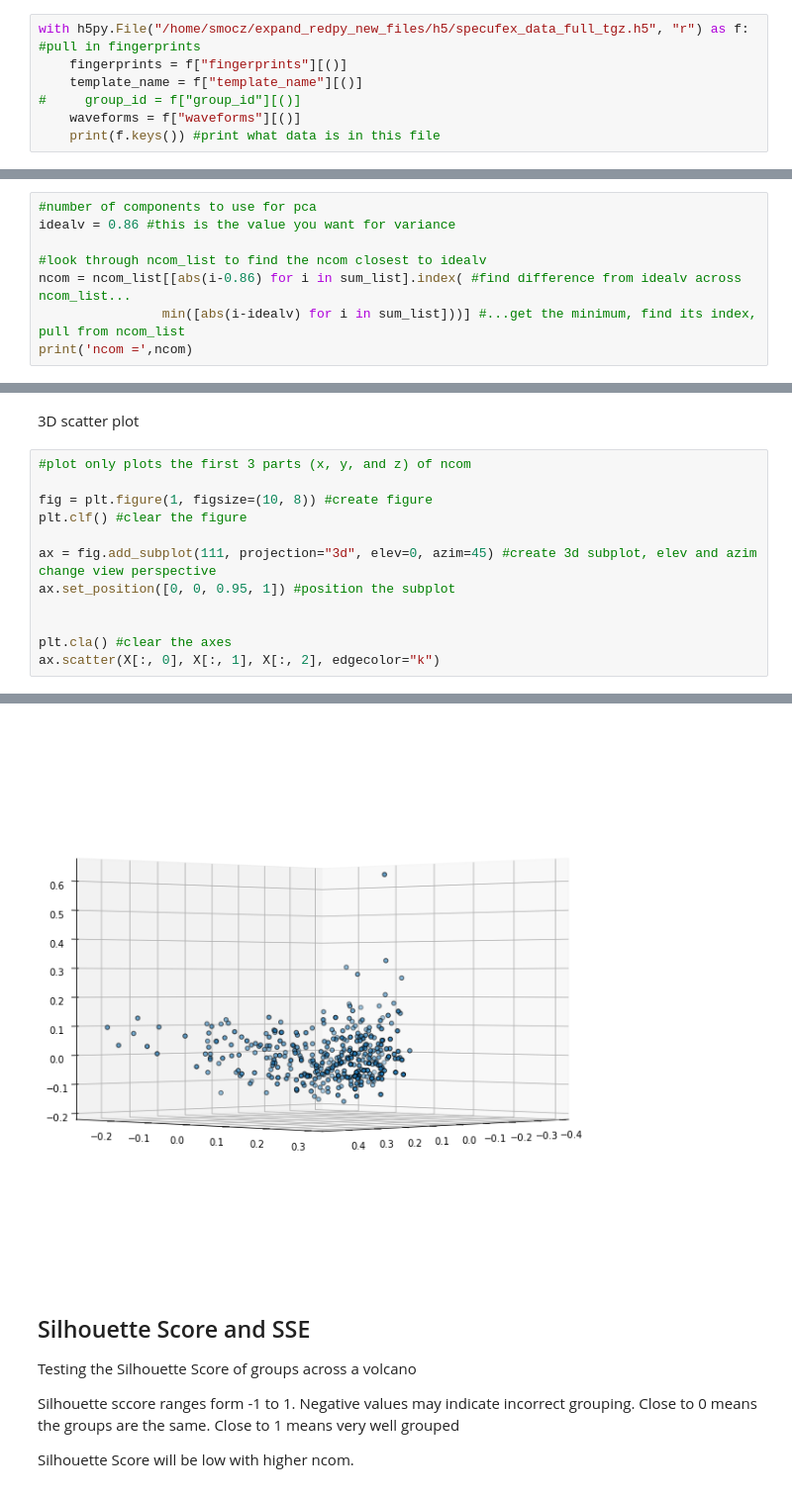
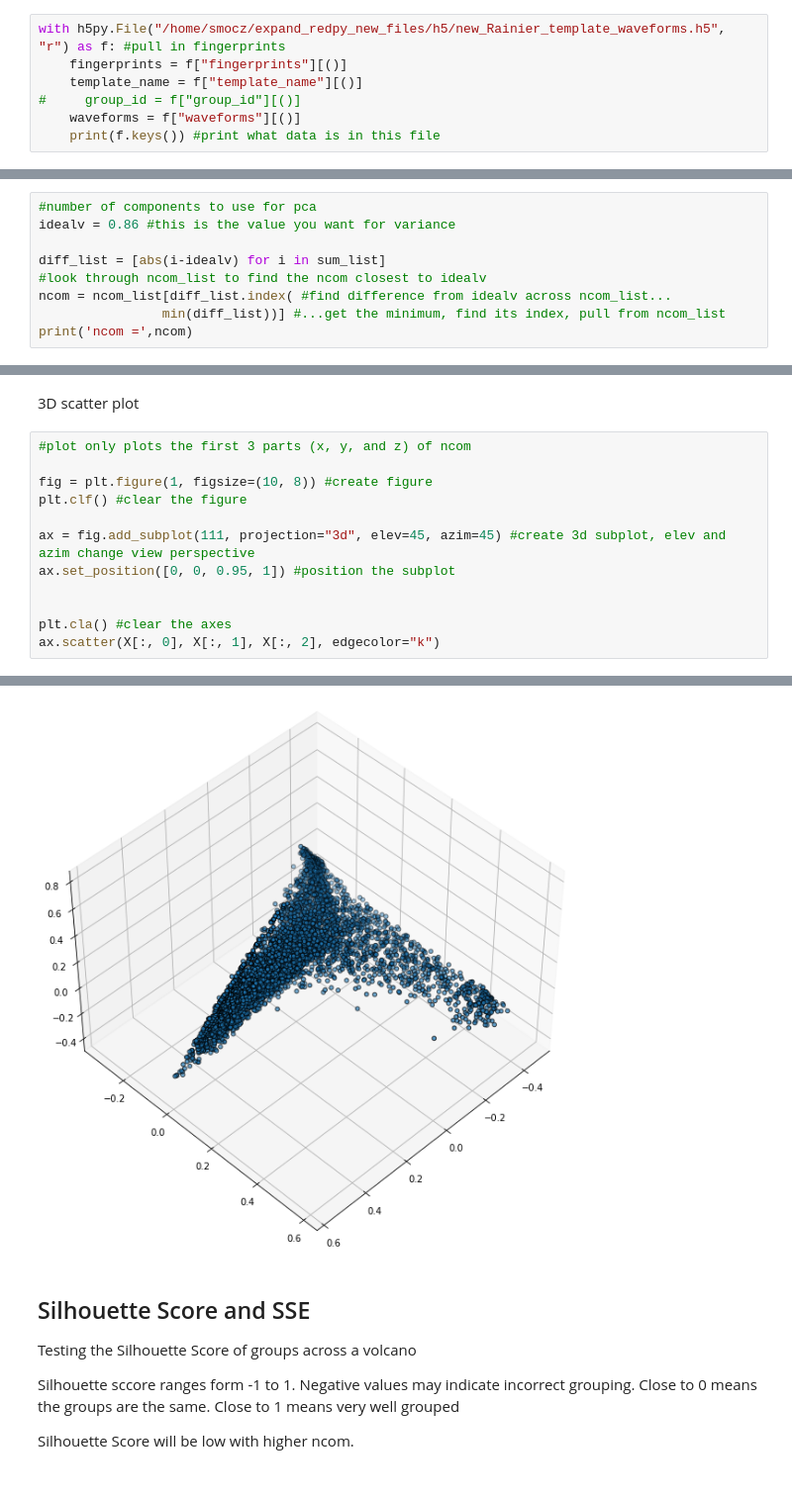
Before and after one commit to Denolle-Lab/expand_redpy, a Jupyter notebook: notebooks/specufex_grouping_analysis.ipynb, the cells around one changed output, grey strips where cells are left out. Shown at 99% size. Cells and saved outputs as stored; diff of their text form.

```diff
--- a/notebooks/specufex_grouping_analysis.ipynb
+++ b/notebooks/specufex_grouping_analysis.ipynb
@@ -24,7 +24,7 @@ import pandas as pd
 import h5py #for reading/writing data
 from obspy import Trace #for reading array as a trace
 # %%
-with h5py.File("/home/smocz/expand_redpy_new_files/h5/specufex_data_full_tgz.h5", "r") as f: #pull in fingerprints
+with h5py.File("/home/smocz/expand_redpy_new_files/h5/new_Rainier_template_waveforms.h5", "r") as f: #pull in fingerprints
     fingerprints = f["fingerprints"][()]
     template_name = f["template_name"][()]
 #     group_id = f["group_id"][()]
@@ -83,9 +83,10 @@ plt.grid(True)
 #number of components to use for pca
 idealv = 0.86 #this is the value you want for variance
 
+diff_list = [abs(i-idealv) for i in sum_list]
 #look through ncom_list to find the ncom closest to idealv
-ncom = ncom_list[[abs(i-0.86) for i in sum_list].index( #find difference from idealv across ncom_list...
-                min([abs(i-idealv) for i in sum_list]))] #...get the minimum, find its index, pull from ncom_list
+ncom = ncom_list[diff_list.index( #find difference from idealv across ncom_list...
+                min(diff_list))] #...get the minimum, find its index, pull from ncom_list
 print('ncom =',ncom)
 # %% [output]
 ncom = 20
@@ -144,18 +145,18 @@ Text(0.5, 1.0, 'Scatter after PCA')
 # %%
 #plot only plots the first 3 parts (x, y, and z) of ncom
 
 fig = plt.figure(1, figsize=(10, 8)) #create figure
 plt.clf() #clear the figure
 
-ax = fig.add_subplot(111, projection="3d", elev=0, azim=45) #create 3d subplot, elev and azim change view perspective
+ax = fig.add_subplot(111, projection="3d", elev=45, azim=45) #create 3d subplot, elev and azim change view perspective
 ax.set_position([0, 0, 0.95, 1]) #position the subplot
 
 
 plt.cla() #clear the axes
 ax.scatter(X[:, 0], X[:, 1], X[:, 2], edgecolor="k")
 # %% [output]
 <mpl_toolkits.mplot3d.art3d.Path3DCollection at 0x...>
-[figure, old version]
+[figure, new version]
 # %% [markdown]
 ## Silhouette Score and SSE
 
```
Also changed, not shown: parts of 6 cells of this notebook, 3 other files.
